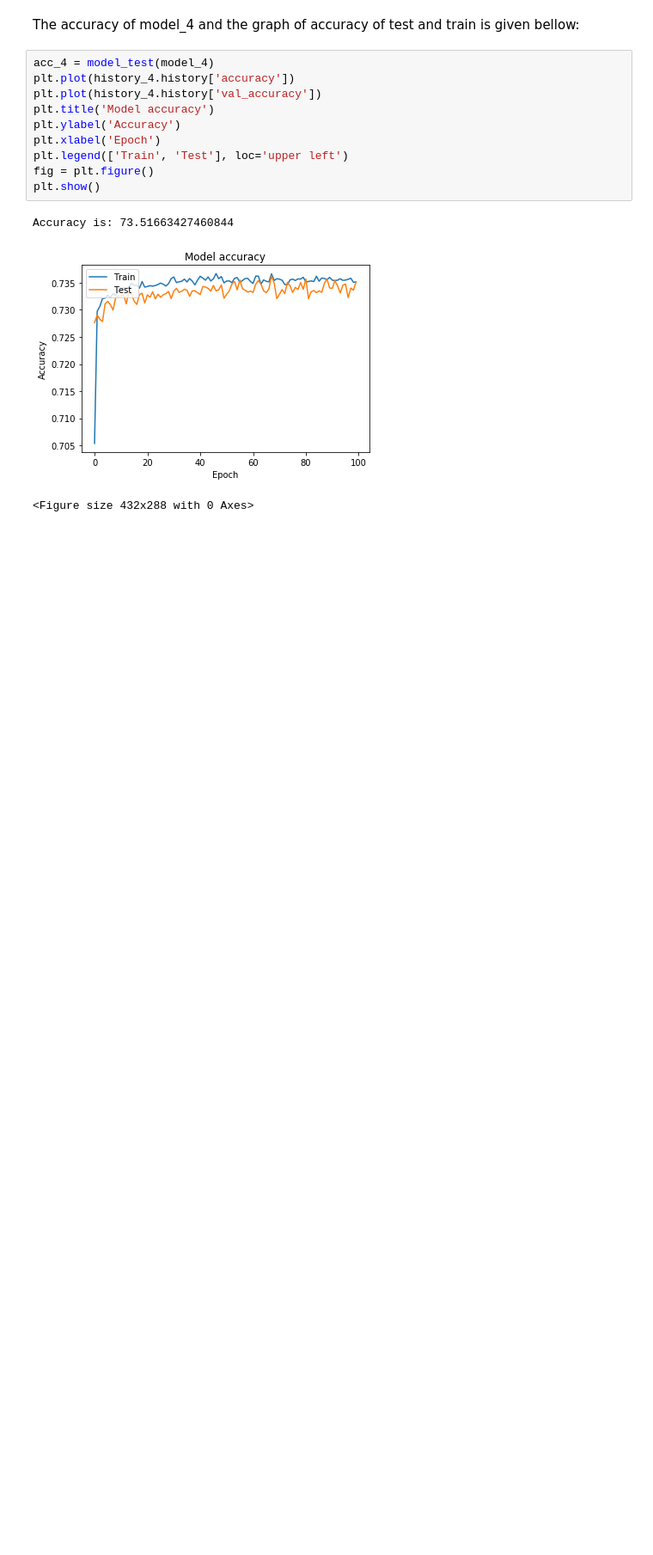
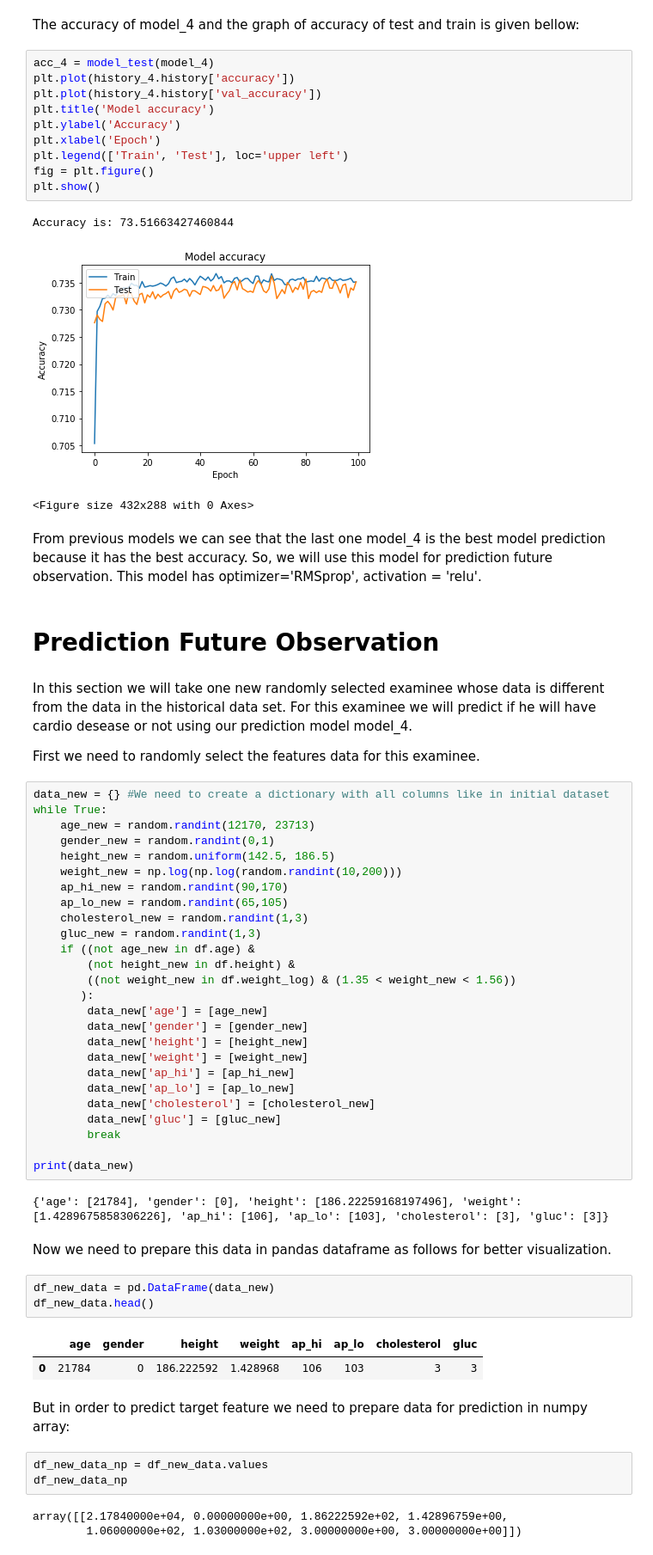
Before and after one commit to marijamladenovic94/cardio_prediction, a Jupyter notebook: cardio_model_prediction.ipynb, the cells around one changed output. Shown: that part at 86% size. Saved outputs shown, nothing was run; the diff lists cells and outputs as text; blank space fills up the shorter version.

```diff
--- a/cardio_model_prediction.ipynb
+++ b/cardio_model_prediction.ipynb
@@ -1180,3 +1180,56 @@ plt.show()
 Accuracy is: 73.51663427460844
 [figure]
 <Figure size 432x288 with 0 Axes>
+# %% [markdown]
+From previous models we can see that the last one model_4 is the best model prediction because it has the best accuracy. So, we will use this model for prediction future observation. This model has optimizer='RMSprop', activation = 'relu'.
+# %% [markdown]
+# Prediction Future Observation
+# %% [markdown]
+In this section we will take one new randomly selected examinee whose data is different from the data in the historical data set.
+For this examinee we will predict if he will have cardio desease or not using our prediction model model_4.
+
+First we need to randomly select the features data for this examinee.
+# %%
+data_new = {} #We need to create a dictionary with all columns like in initial dataset
+while True:
+    age_new = random.randint(12170, 23713)
+    gender_new = random.randint(0,1)
+    height_new = random.uniform(142.5, 186.5)
+    weight_new = np.log(np.log(random.randint(10,200)))
+    ap_hi_new = random.randint(90,170)
+    ap_lo_new = random.randint(65,105)
+    cholesterol_new = random.randint(1,3)
+    gluc_new = random.randint(1,3)
+    if ((not age_new in df.age) &
+        (not height_new in df.height) &
+        ((not weight_new in df.weight_log) & (1.35 < weight_new < 1.56))
+       ):
+        data_new['age'] = [age_new]
+        data_new['gender'] = [gender_new]
+        data_new['height'] = [height_new]
+        data_new['weight'] = [weight_new]
+        data_new['ap_hi'] = [ap_hi_new]
+        data_new['ap_lo'] = [ap_lo_new]
+        data_new['cholesterol'] = [cholesterol_new]
+        data_new['gluc'] = [gluc_new]
+        break
+
+print(data_new)
+# %% [output]
+{'age': [21784], 'gender': [0], 'height': [186.22259168197496], 'weight': [1.4289675858306226], 'ap_hi': [106], 'ap_lo': [103], 'cholesterol': [3], 'gluc': [3]}
+# %% [markdown]
+Now we need to prepare this data in pandas dataframe as follows for better visualization.
+# %%
+df_new_data = pd.DataFrame(data_new)
+df_new_data.head()
+# %% [output]
+|  | age | gender | height | weight | ap_hi | ap_lo | cholesterol | gluc |
+| 0 | 21784 | 0 | 186.222592 | 1.428968 | 106 | 103 | 3 | 3 |
+# %% [markdown]
+But in order to predict target feature we need to prepare data for prediction in numpy array:
+# %%
+df_new_data_np = df_new_data.values
+df_new_data_np
+# %% [output]
+array([[2.17840000e+04, 0.00000000e+00, 1.86222592e+02, 1.42896759e+00,
+        1.06000000e+02, 1.03000000e+02, 3.00000000e+00, 3.00000000e+00]])
```
Also changed, not shown: parts of 6 cells of this notebook.
